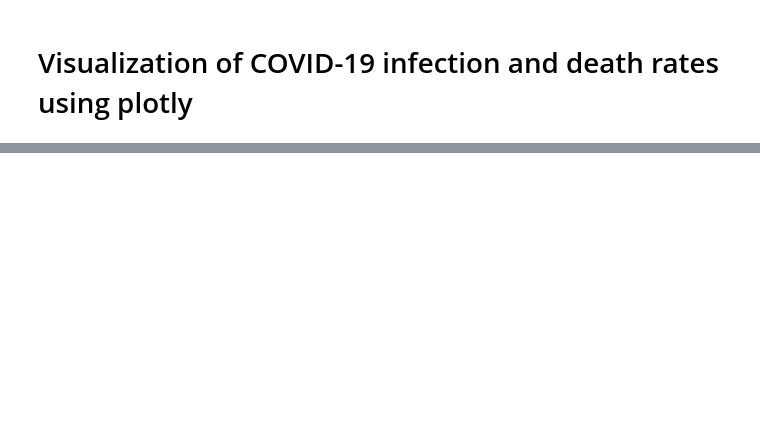
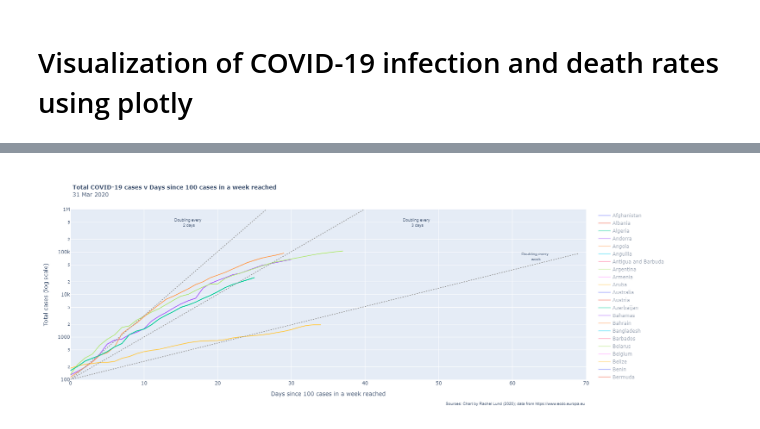
Before and after one commit to LUNDR/covid-19, a Jupyter notebook: plotly_viz.ipynb, the cells around one changed output, grey strips where cells are left out. Drawn from its saved outputs; the diff is of its cells as text; code cells hidden in the pictures; blank space fills up the shorter version.

Commit message:
development of log chart for cases

```diff
--- a/plotly_viz.ipynb
+++ b/plotly_viz.ipynb
@@ -93,0 +92,18 @@ fig.update_layout(
+# %%
+#create cumulative sum of deaths and cases
+data['total_cases'] = data.groupby(by='countriesAndTerritories')['cases'].cumsum()
+data['total_deaths'] = data.groupby(by='countriesAndTerritories')['deaths'].cumsum()
+
+# also create 7 day rolling average
+data['total_cases_7day'] = data.groupby(by='countriesAndTerritories')['cases'].rolling(7,min_periods=1).sum().values
+data['total_deaths_7day'] = data.groupby(by='countriesAndTerritories')['deaths'].rolling(7,min_periods=1).sum().values
+# %%
+country = 'United_Kingdom'
+var = 'total_deaths'
+chart_data = data.loc[data['countriesAndTerritories']== country,['day',var]].reset_index()
+chart_data
+first_day = chart_data[chart_data[var]>9].index[0]
+first_day
+# chart_data[var] = chart_data[var].shift(periods = first_day)
+
+#data.loc[data.location == country,['date',var]]
@@ -93,0 +128,73 @@ fig.update_layout(
+# %%
+def make_chart_data(country,var):
+    chart_data = data.loc[data['countriesAndTerritories'] == country,['dateRep',var,'total_cases_7day','total_deaths_7day','countriesAndTerritories']].reset_index()
+    return chart_data
+
+def reindex(df, var, min_cases_per_week = 10):
+    dta = df.copy()
+    try:
+        if var == 'total_cases':
+            first_day = dta[dta['total_cases_7day']>min_cases_per_week].index[0]
+        elif var == 'total_deaths':
+            first_day = dta[dta['total_deaths_7day']>min_cases_per_week].index[0]
+        else:
+            pass
+        dta[var] = dta[var].shift(-first_day)
+    except:
+        dta[var] = np.nan
+    return dta
+
+countries = data['countriesAndTerritories'].unique()
+colours = Paired_12.hex_colors
+
+dfs = dict()
+traces = dict()
+var = 'total_cases'
+plots = []
+annotations = []
+min_cases_per_week = 100
+default_list = ['Germany','Japan','United_Kingdom','Italy','Spain']
+
+# calculate the latest data included: NB there is a lag of a day so we need to subtract a day from the latest data reported.
+latest_data = data['dateRep'].max()- timedelta(days=1)
+latest_data_string = latest_data.strftime("%d %b %Y")
+
+
+for i in countries:
+    try:
+        if i in default_list:
+            dfs[i] = reindex(make_chart_data(i,var),var,min_cases_per_week)
+            traces[i] = go.Scatter(x=dfs[i].index, y=dfs[i][var], mode = 'lines', line = dict(shape ='hv'),marker = dict(), line_shape = 'linear', name = ' '.join(i.split('_')), text = [' '.join(x.split('_')) for x in dfs[i]['countriesAndTerritories']], hovertemplate = "<br><b>%{text}</b><br><i>Cases</i>: %{y:,}<extra></extra>")
+            plots.append(traces[i])
+        else:
+            dfs[i] = reindex(make_chart_data(i,var),var,min_cases_per_week)
+            traces[i] = go.Scatter(x=dfs[i].index, y=dfs[i][var], mode = 'lines', line = dict(shape ='hv'),marker = dict(), line_shape = 'linear',name = ' '.join(i.split('_')), visible = 'legendonly', text = [' '.join(x.split('_')) for x in dfs[i]['countriesAndTerritories']], hovertemplate = "<br><b>%{text}</b><br><i>Cases</i>: %{y:,}<extra></extra>")
+            plots.append(traces[i])
+
+    except:
+        pass
+
+three_days = go.Scatter(x=np.array(range(0,70)), y=min_cases_per_week*(2**(1/3))**np.array(range(0,70)), mode = 'lines', line = dict(color='#999999', shape ='hv', dash='dot'), line_shape = 'linear', name = 'Doubling every three days',hoverinfo='skip')
+two_days = go.Scatter(x=np.array(range(0,70)), y=min_cases_per_week*(2**(1/2))**np.array(range(0,70)), mode = 'lines', line = dict(color='#999999', shape ='hv', dash='dot'), line_shape = 'linear', name = 'Doubling every two days',hoverinfo='skip')
+seven_days = go.Scatter(x=np.array(range(0,70)), y=min_cases_per_week*(2**(1/7))**np.array(range(0,70)), mode = 'lines', line = dict(color='#999999', shape ='hv', dash='dot'), line_shape = 'linear', name = 'Doubling every week',hoverinfo='skip')
+
+plots.append(three_days)
+plots.append(two_days)
+plots.append(seven_days)
+
+annotations.append(dict(xref='paper', x=0.2, y=5.7,text='Doubling every <BR> 2 days',font=dict(family='Arial',size=10),showarrow=False))
+annotations.append(dict(xref='paper', x=0.7, y=5.7,text='Doubling every <BR> 3 days',font=dict(family='Arial',size=10),showarrow=False))
+annotations.append(dict(xref='paper', x=0.93, y=4.9,text='Doubling every <BR> week',font=dict(family='Arial',size=10),showarrow=False))
+
+footnote = dict(xref='paper', xanchor='right', x=1, yanchor='top',y=2,text='<BR> <BR> <BR> <BR> <BR>Sources: Chart by Rachel Lund (2020); data from https://www.ecdc.europa.eu',font=dict(family='Arial',size=10),showarrow=False)
+annotations.append(footnote)
+
+fig = go.Figure(plots)
+fig.update_layout(yaxis_type="log", height = 600, width = 900, title="<b>Total COVID-19 cases v Days since "+str(min_cases_per_week)+" "+ var.split('_')[1]+" in a week reached </b> <BR>"+latest_data_string, annotations = annotations,titlefont ={
+    "size": 14
+  })
+fig.layout.xaxis.update(title='Days since '+ str(min_cases_per_week)+' '+ var.split('_')[1] +' in a week reached', range=[0, 70])
+fig.layout.yaxis.update(title=(' '.join(var.split('_')).capitalize()+' (log scale)'), range=[2, 6])
+fig.show()
+# %% [output]
+[figure, added]
```
Also changed, not shown: parts of 14 cells of this notebook.
